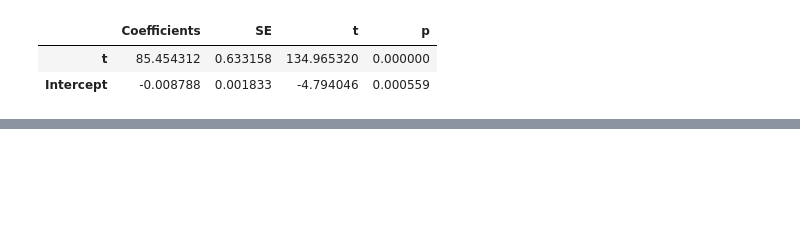
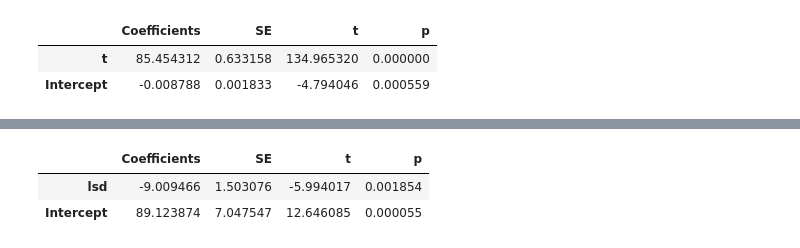
Before and after one commit to nicholasrusso/russoStat400, a Jupyter notebook: chapter2.ipynb, the cells around one changed output, grey strips where cells are left out. Cells and saved outputs as stored; diff of their text form; code cells hidden in the pictures; blank space fills up the shorter version.

```diff
--- a/chapter2.ipynb
+++ b/chapter2.ipynb
@@ -64,0 +78,10 @@ From the `fit` output, we have both the SE and t value for both our period varia
+# %%
+data = pd.read_csv("data/chapter2/lsd.csv")
+explanatory = Q("lsd")
+response = Q("math")
+model = LinearModel(explanatory, response)
+model.fit(data)
+# %% [output]
+|  | Coefficients | SE | t | p |
+| lsd | -9.009466 | 1.503076 | -5.994017 | 0.001854 |
+| Intercept | 89.123874 | 7.047547 | 12.646085 | 0.000055 |
```
Also changed, not shown: parts of 10 cells of this notebook, 1 other file.
